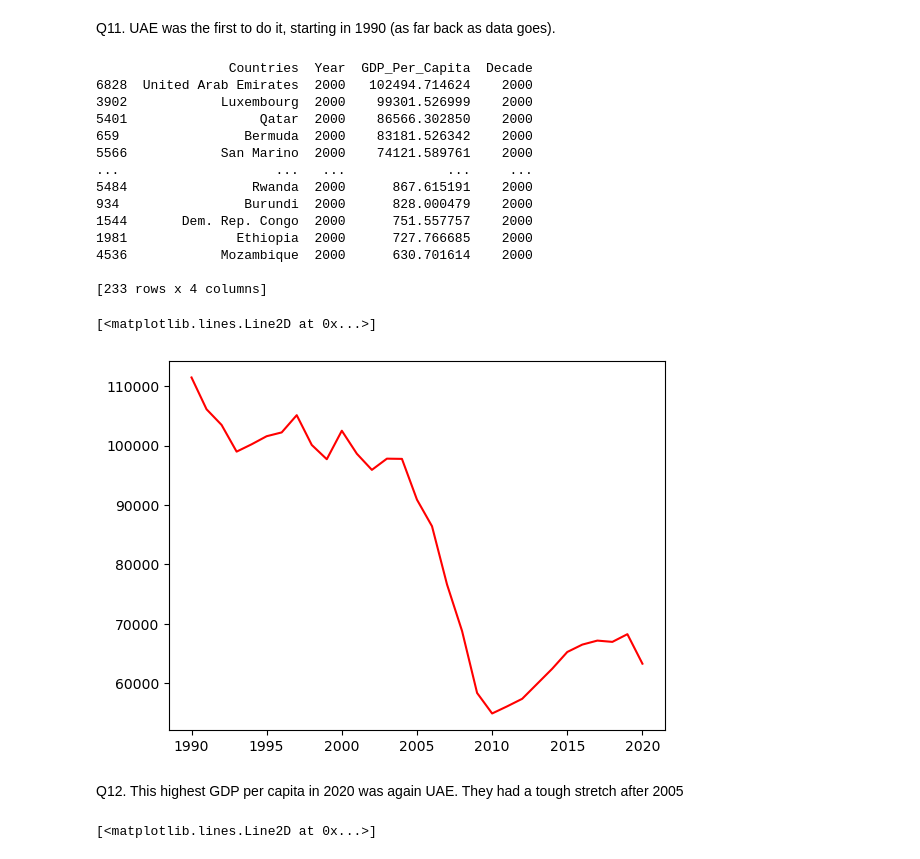
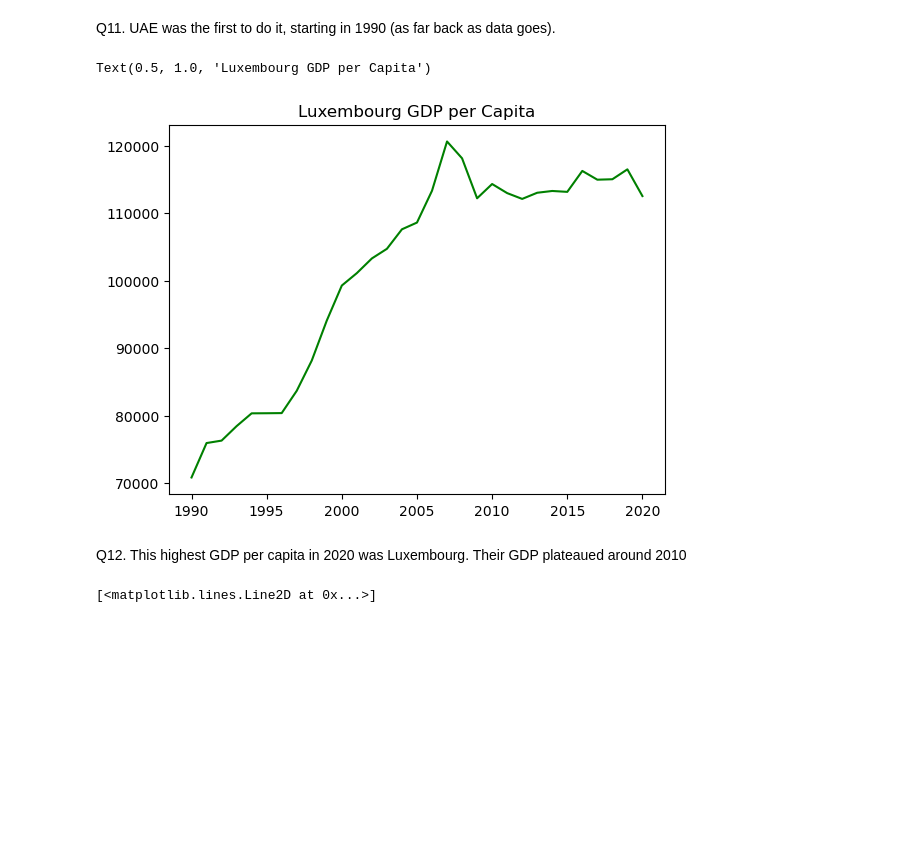
Before and after one commit to NSS-Data-Analytics-Cohort-8/gdp-and-internet-usage-jtbest, a Jupyter notebook: notebooks/un_project.ipynb, the cells around one changed output. Cells and saved outputs as stored; diff of their text form; code cells hidden in the pictures; blank space fills up the shorter version.

```diff
--- a/notebooks/un_project.ipynb
+++ b/notebooks/un_project.ipynb
@@ -213,28 +213,18 @@ print(rich_folks.sort_values(by=['Year']))
 # %% [markdown]
 Q11. UAE was the first to do it, starting in 1990 (as far back as data goes).
 # %%
-print(gdp_df[(gdp_df['Year']==2000)].sort_values(by=['GDP_Per_Capita'], ascending = False))
-uae_gdp = gdp_df[(gdp_df['Countries'] == 'United Arab Emirates')]
-plt.plot(uae_gdp['Year'],uae_gdp['GDP_Per_Capita'], color = 'red')
+richest_country = gdp_df[(gdp_df['Year']==2020)].sort_values(by=['GDP_Per_Capita'], ascending = False).head(1)
+richest_country_name = richest_country['Country'].iloc[0]
+highest_gdp = gdp_df.loc[gdp_df['Country'] == richest_country_name]
+
+
+plt.plot(highest_gdp['Year'],highest_gdp['GDP_Per_Capita'], color = 'green')
+plt.title(richest_country['Country'].iloc[0]+' GDP per Capita')
 # %% [output]
-                 Countries  Year  GDP_Per_Capita  Decade
-6828  United Arab Emirates  2000   102494.714624    2000
-3902            Luxembourg  2000    99301.526999    2000
-5401                 Qatar  2000    86566.302850    2000
-659                Bermuda  2000    83181.526342    2000
-5566            San Marino  2000    74121.589761    2000
-...                    ...   ...             ...     ...
-5484                Rwanda  2000      867.615191    2000
-934                Burundi  2000      828.000479    2000
-1544       Dem. Rep. Congo  2000      751.557757    2000
-1981              Ethiopia  2000      727.766685    2000
-4536            Mozambique  2000      630.701614    2000
-
-[233 rows x 4 columns]
+Text(0.5, 1.0, 'Luxembourg GDP per Capita')
-[<matplotlib.lines.Line2D at 0x...>]
-[figure, old version]
+[figure, new version]
 # %% [markdown]
-Q12. This highest GDP per capita in 2020 was again UAE. They had a tough stretch after 2005
+Q12. This highest GDP per capita in 2020 was Luxembourg. Their GDP plateaued around 2010
 # %%
 poor_folks = gdp_df[(gdp_df['Year']==2020)].sort_values(by='GDP_Per_Capita')
 burundi_gdp = uae_gdp = gdp_df[(gdp_df['Countries'] == 'Burundi')]
```
Also changed, not shown: parts of 31 cells of this notebook.
